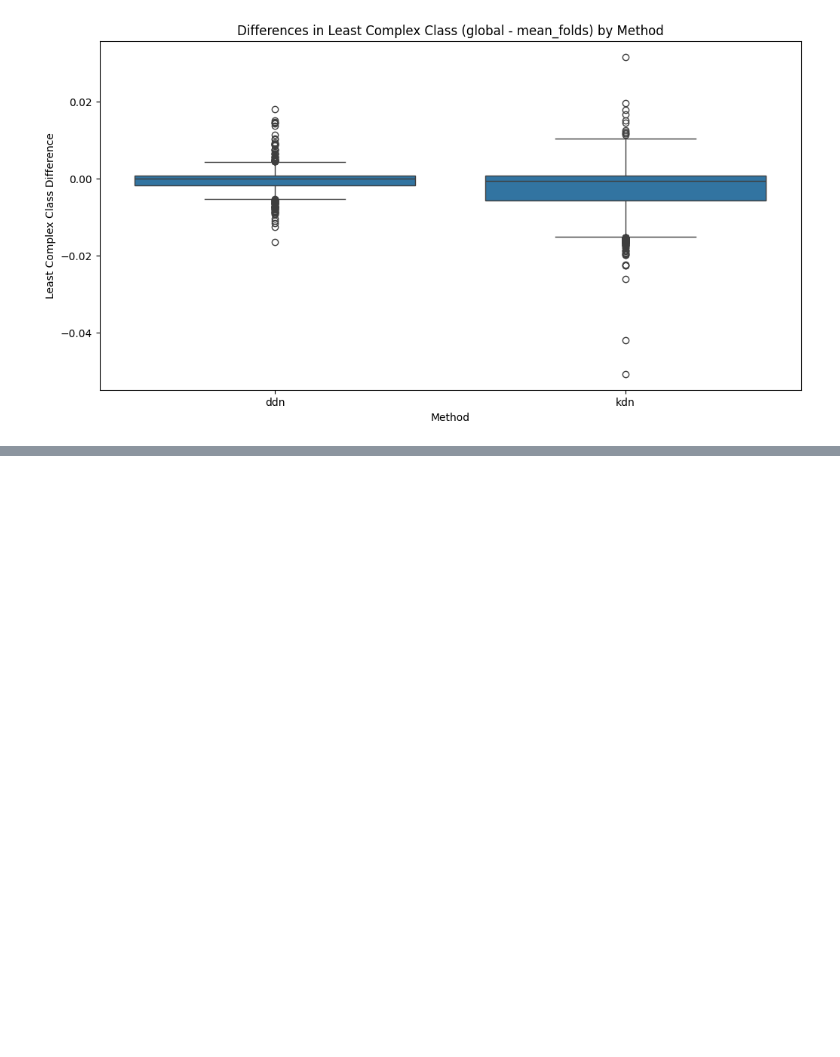
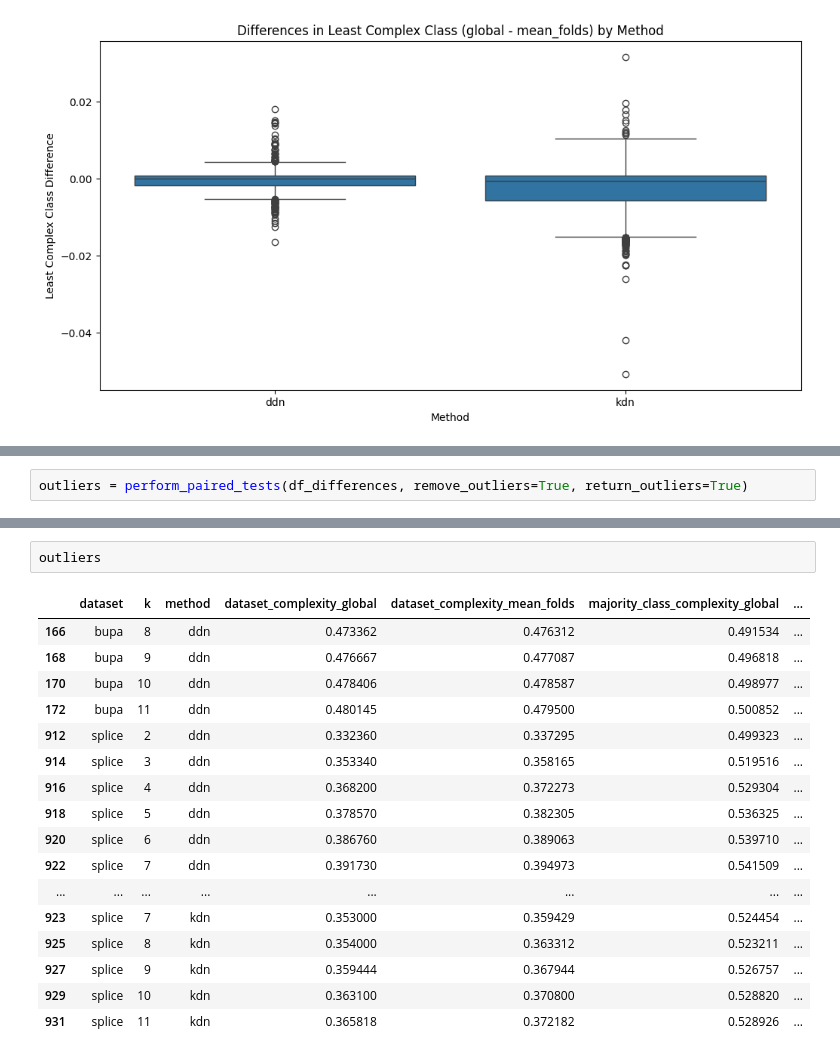
Before and after one commit to URJCDSLab/dynamic_disagreeing_neighbors, a Jupyter notebook: notebooks/comparison_of_complexity_measures_cv_vs_global.ipynb, the cells around one changed output, grey strips where cells are left out. Drawn from its saved outputs; the diff is of its cells as text; blank space fills up the shorter version.

```diff
--- a/notebooks/comparison_of_complexity_measures_cv_vs_global.ipynb
+++ b/notebooks/comparison_of_complexity_measures_cv_vs_global.ipynb
@@ -58 +61,3 @@ Comparison: least_complex_class_global vs least_complex_class_mean_folds - t-sta
 The difference is highly significant at the 99% confidence level (p < 0.01). There is strong evidence that the two measures are different.
+# %%
+outliers = perform_paired_tests(df_differences, remove_outliers=True, return_outliers=True)
@@ -58,0 +82,20 @@ The difference is highly significant at the 99% confidence level (p < 0.01). The
+# %%
+outliers
+# %% [output]
+|  | dataset | k | method | dataset_complexity_global | dataset_complexity_mean_folds | majority_class_complexity_global | ... |
+| 166 | bupa | 8 | ddn | 0.473362 | 0.476312 | 0.491534 | ... |
+| 168 | bupa | 9 | ddn | 0.476667 | 0.477087 | 0.496818 | ... |
+| 170 | bupa | 10 | ddn | 0.478406 | 0.478587 | 0.498977 | ... |
+| 172 | bupa | 11 | ddn | 0.480145 | 0.479500 | 0.500852 | ... |
+| 912 | splice | 2 | ddn | 0.332360 | 0.337295 | 0.499323 | ... |
+| 914 | splice | 3 | ddn | 0.353340 | 0.358165 | 0.519516 | ... |
+| 916 | splice | 4 | ddn | 0.368200 | 0.372273 | 0.529304 | ... |
+| 918 | splice | 5 | ddn | 0.378570 | 0.382305 | 0.536325 | ... |
+| 920 | splice | 6 | ddn | 0.386760 | 0.389063 | 0.539710 | ... |
+| 922 | splice | 7 | ddn | 0.391730 | 0.394973 | 0.541509 | ... |
+| ... | ... | ... | ... | ... | ... | ... | ... |
+| 923 | splice | 7 | kdn | 0.353000 | 0.359429 | 0.524454 | ... |
+| 925 | splice | 8 | kdn | 0.354000 | 0.363312 | 0.523211 | ... |
+| 927 | splice | 9 | kdn | 0.359444 | 0.367944 | 0.526757 | ... |
+| 929 | splice | 10 | kdn | 0.363100 | 0.370800 | 0.528820 | ... |
+| 931 | splice | 11 | kdn | 0.365818 | 0.372182 | 0.528926 | ... |
```
Also changed, not shown: parts of 4 cells of this notebook, 1 other file.
